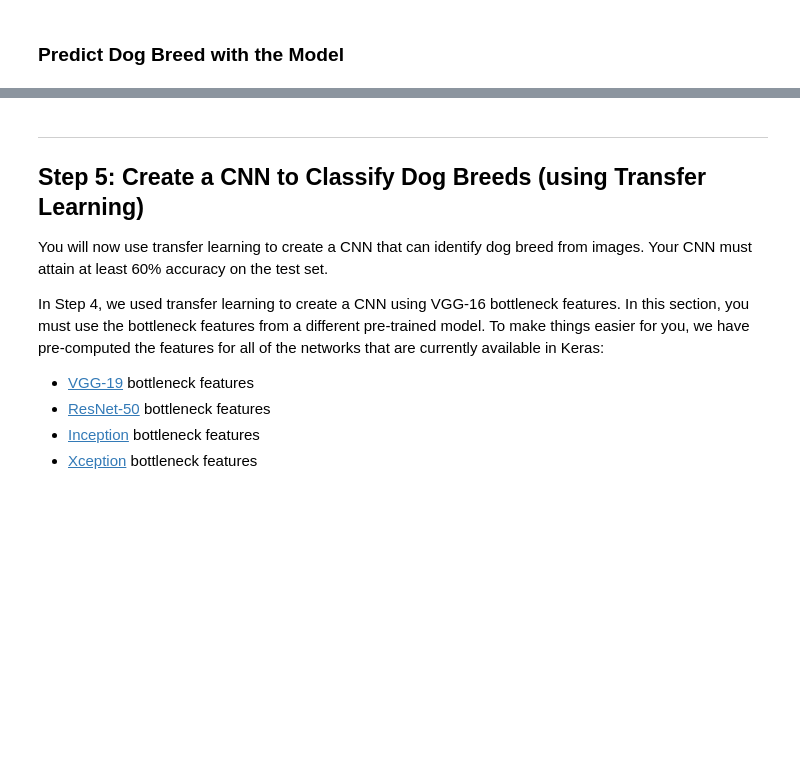
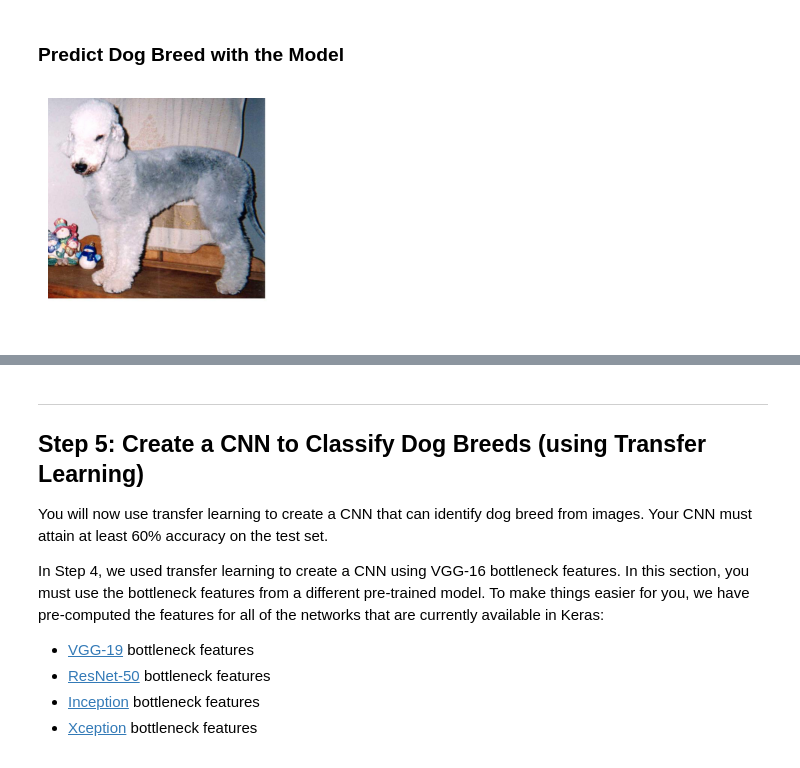
Before and after one commit to mafda/dog_breed_classifier, a Jupyter notebook: src/dog_app.ipynb, the cells around one changed output, grey strips where cells are left out. Saved outputs shown, nothing was run; the diff lists cells and outputs as text; code cells hidden in the pictures; blank space fills up the shorter version.

```diff
--- a/src/dog_app.ipynb
+++ b/src/dog_app.ipynb
@@ -794,6 +796,12 @@ Test accuracy: 71.4115%
 # %% [markdown]
 ### Predict Dog Breed with the Model
 # %%
+def extract_VGG16a(tensor):
+    return tf.keras.applications.vgg16.VGG16(
+        weights="imagenet", include_top=False
+    ).predict(tf.keras.applications.vgg16.preprocess_input(tensor))
+
+
 def VGG16_predict_breed(img_path):
     """
     Predicts the dog breed from an image using a pre-trained VGG16 model.
@@ -808,8 +816,22 @@ def VGG16_predict_breed(img_path):
         str: The predicted dog breed from the model.
     """
     # extract bottleneck features
-    bottleneck_feature = extract_VGG16(path_to_tensor(img_path))
+    bottleneck_feature = extract_VGG16a(path_to_tensor(img_path))
     # obtain predicted vector
     predicted_vector = VGG16_model.predict(bottleneck_feature)
     # return dog breed that is predicted by the model
     return dog_names[np.argmax(predicted_vector)]
+# %%
+test_file_vgg16 = test_files[3]
+
+img = cv2.imread(test_file_vgg16)
+cv_rgb = cv2.cvtColor(img, cv2.COLOR_BGR2RGB)
+plt.figure(figsize=(5, 3))
+plt.imshow(cv_rgb)
+plt.axis('off')
+plt.show()
+
+vgg16_breed = VGG16_predict_breed(test_file_vgg16)
+print(f'The Breed of this dog is {vgg16_breed}')
+# %% [output]
+[figure, added]
```
Also changed, not shown: parts of 13 cells of this notebook.
